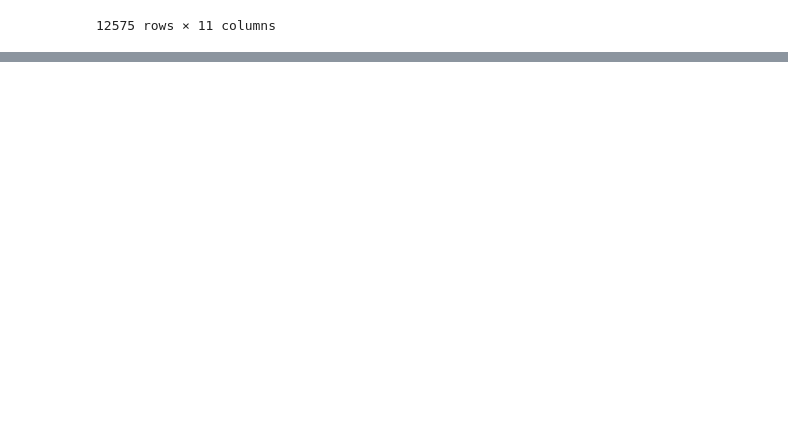
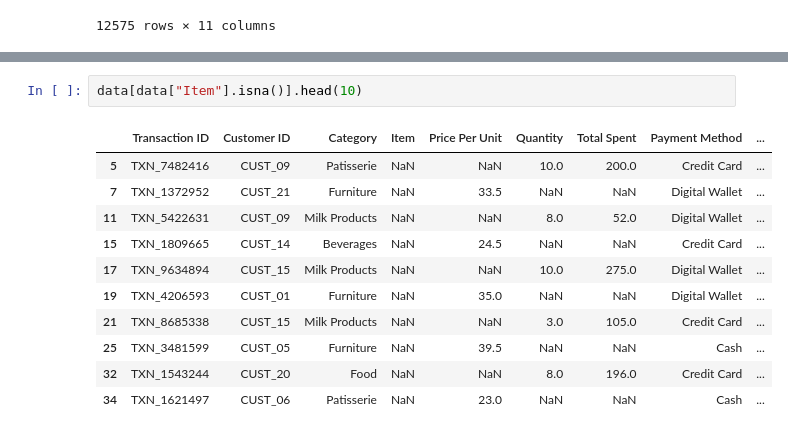
Before and after one commit to jagadeeshbabu-ai/kaggle-project1, a Jupyter notebook: data.ipynb, the cells around one changed output, grey strips where cells are left out. Drawn from its saved outputs; the diff is of its cells as text; blank space fills up the shorter version.

```diff
--- a/data.ipynb
+++ b/data.ipynb
@@ -204,0 +239,14 @@ Name: count, dtype: int64
+# %%
+data[data["Item"].isna()].head(10)
+# %% [output]
+|  | Transaction ID | Customer ID | Category | Item | Price Per Unit | Quantity | Total Spent | Payment Method | ... |
+| 5 | TXN_7482416 | CUST_09 | Patisserie | NaN | NaN | 10.0 | 200.0 | Credit Card | ... |
+| 7 | TXN_1372952 | CUST_21 | Furniture | NaN | 33.5 | NaN | NaN | Digital Wallet | ... |
+| 11 | TXN_5422631 | CUST_09 | Milk Products | NaN | NaN | 8.0 | 52.0 | Digital Wallet | ... |
+| 15 | TXN_1809665 | CUST_14 | Beverages | NaN | 24.5 | NaN | NaN | Credit Card | ... |
+| 17 | TXN_9634894 | CUST_15 | Milk Products | NaN | NaN | 10.0 | 275.0 | Digital Wallet | ... |
+| 19 | TXN_4206593 | CUST_01 | Furniture | NaN | 35.0 | NaN | NaN | Digital Wallet | ... |
+| 21 | TXN_8685338 | CUST_15 | Milk Products | NaN | NaN | 3.0 | 105.0 | Credit Card | ... |
+| 25 | TXN_3481599 | CUST_05 | Furniture | NaN | 39.5 | NaN | NaN | Cash | ... |
+| 32 | TXN_1543244 | CUST_20 | Food | NaN | NaN | 8.0 | 196.0 | Credit Card | ... |
+| 34 | TXN_1621497 | CUST_06 | Patisserie | NaN | 23.0 | NaN | NaN | Cash | ... |
```
Also changed, not shown: parts of 16 cells of this notebook.
